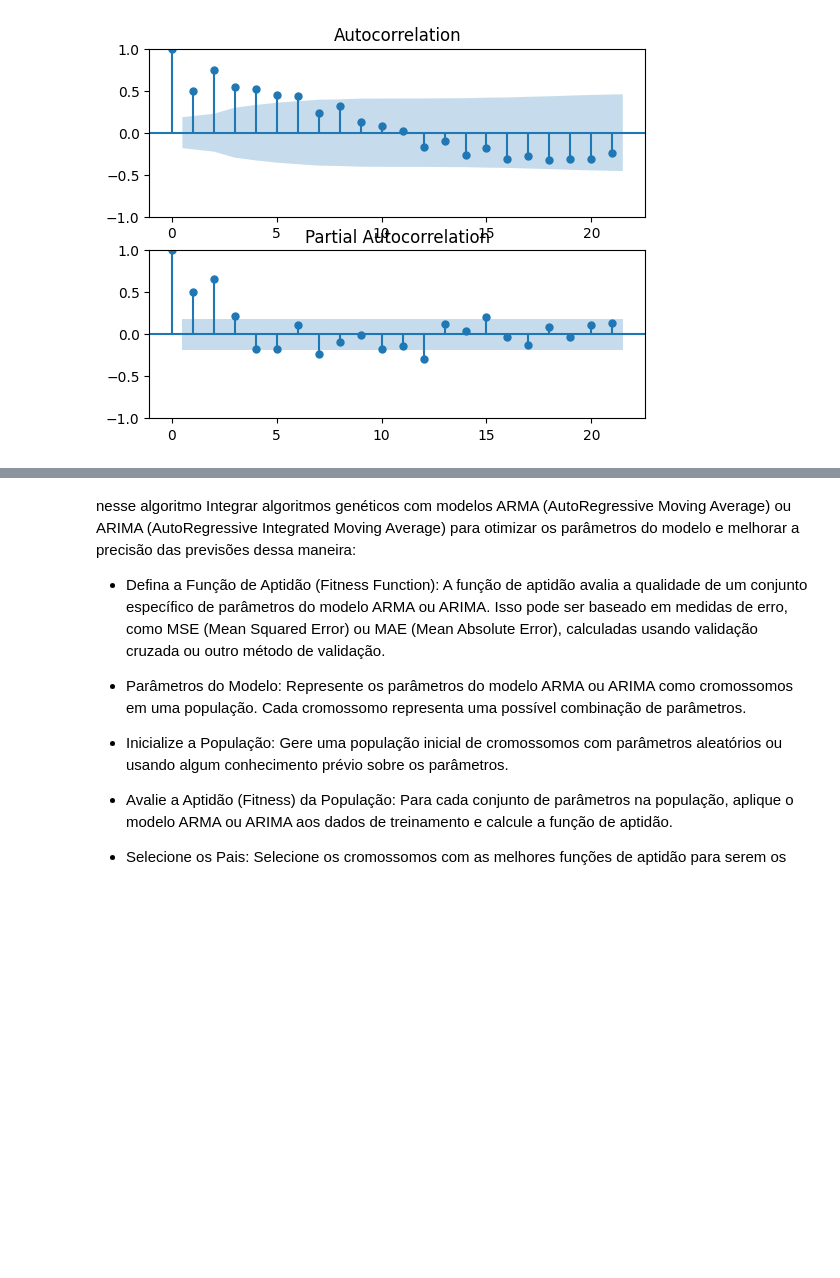
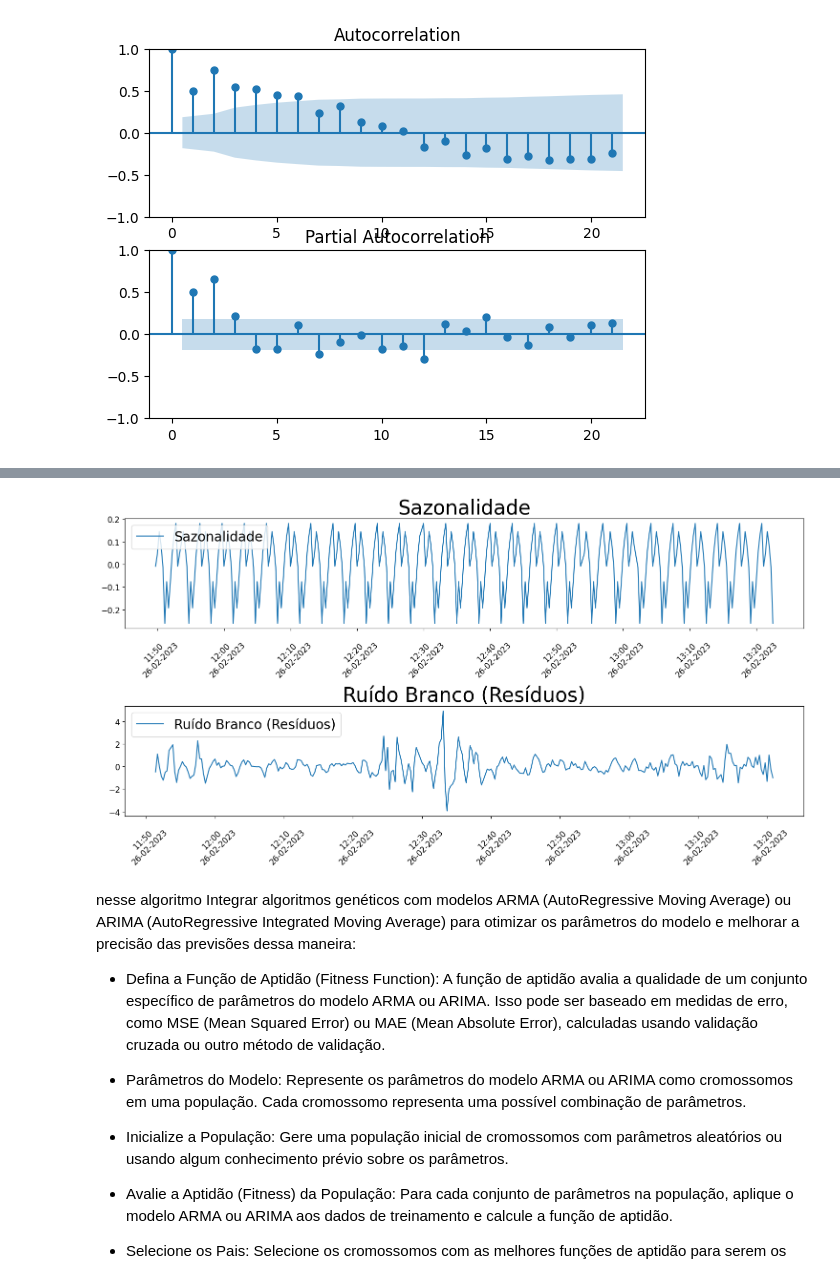
Before and after one commit to nervaljunior/JupyterHub, a Jupyter notebook: Cópia_de_Arima_(1).ipynb, the cells around one changed output, grey strips where cells are left out. Drawn from its saved outputs; the diff is of its cells as text; code cells hidden in the pictures; blank space fills up the shorter version.

```diff
--- a/Cópia_de_Arima_(1).ipynb
+++ b/Cópia_de_Arima_(1).ipynb
@@ -805,3 +801,36 @@ plt.show()
+# %%
+import matplotlib.pyplot as plt
+
+# Visualização dos componentes
+plt.figure(figsize=(15, 8))
+plt.subplot(2, 1, 1)
+ax = plt.gca()
+ax.plot(decomposition.seasonal, label='Sazonalidade')
+ax.legend(loc='upper left', fontsize=20)  # Aumentar o tamanho da fonte da legenda
+ax.set_title('Sazonalidade', fontsize=30)  # Aumentar o tamanho da fonte do título
+
+# Ajustar formato do eixo x para mostrar apenas o horário e o dia
+ax.set_xticklabels([str(item.strftime('%H:%M\n%d-%m-%Y')) for item in decomposition.seasonal.index], rotation=45)
+
+plt.tick_params(axis='both', which='major', labelsize=12)  # Aumenta o tamanho da fonte dos dados
+
+plt.subplot(2, 1, 2)
+ax = plt.gca()
+ax.plot(decomposition.resid, label='Ruído Branco (Resíduos)')
+ax.legend(loc='upper left', fontsize=20)  # Aumentar o tamanho da fonte da legenda
+ax.set_title('Ruído Branco (Resíduos)', fontsize=30)  # Aumentar o tamanho da fonte do título
+
+# Ajustar formato do eixo x para mostrar apenas o horário e o dia
+ax.set_xticklabels([str(item.strftime('%H:%M\n%d-%m-%Y')) for item in decomposition.resid.index], rotation=45)
+
+plt.tick_params(axis='both', which='major', labelsize=12)  # Aumenta o tamanho da fonte dos dados
+plt.xlabel('Tempo', fontsize=30)  # Define o tamanho da fonte do rótulo do eixo x
+plt.xlabel('')  # Remove o rótulo do eixo x para economizar espaço
+
+plt.tight_layout()
+plt.show()
+# %% [output]
+[figure, added]
 # %% [markdown]
 nesse algoritmo Integrar algoritmos genéticos com modelos ARMA (AutoRegressive Moving Average) ou ARIMA (AutoRegressive Integrated Moving Average)  para otimizar os parâmetros do modelo e melhorar a precisão das previsões dessa maneira:
 
```
Also changed, not shown: parts of 3 cells of this notebook.
